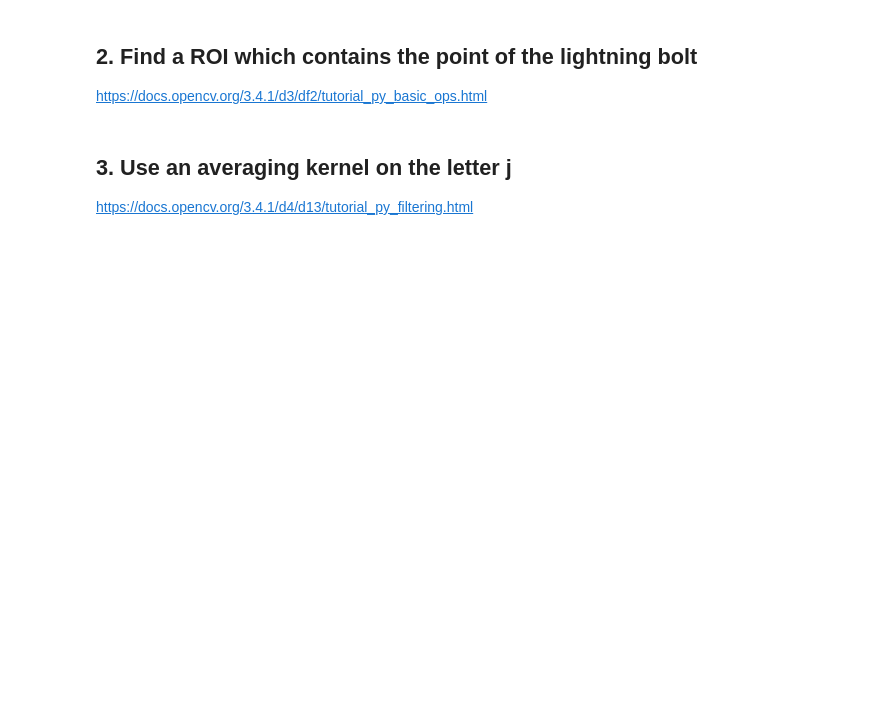
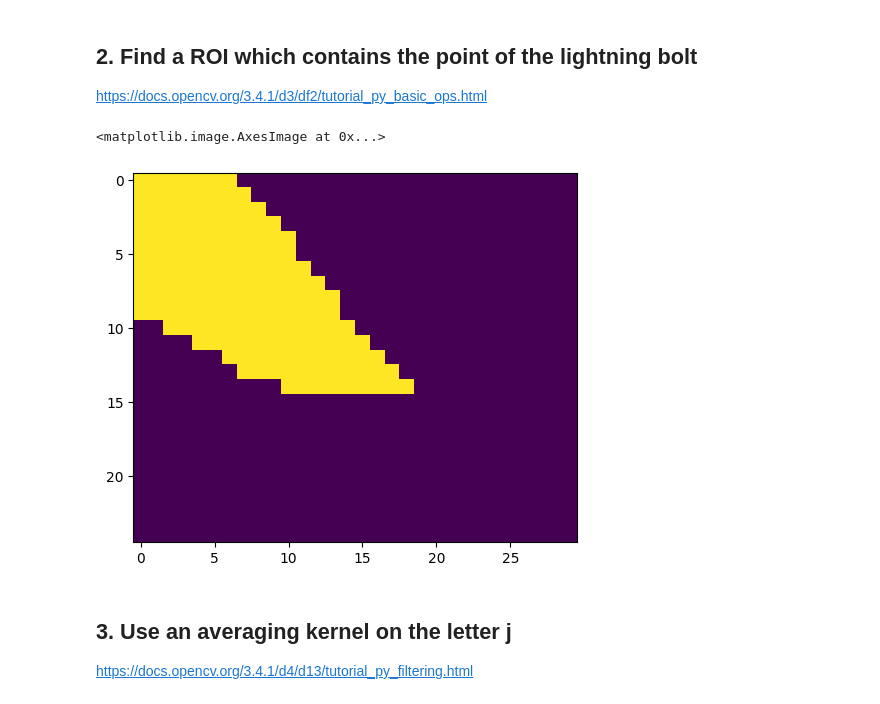
Before and after one commit to abhaypolaris/bwsi-uav-2025, a Jupyter notebook: notebooks/02_OpenCV.ipynb, the cells around one changed output. Cells and saved outputs as stored; diff of their text form; code cells hidden in the pictures; blank space fills up the shorter version.

```diff
--- a/notebooks/02_OpenCV.ipynb
+++ b/notebooks/02_OpenCV.ipynb
@@ -84,3 +84,9 @@ https://docs.opencv.org/3.4.1/d3/df2/tutorial_py_basic_ops.html
+# %%
+bolt_zoom = lightningbolt[150:175, 150:180]
+plt.imshow(bolt_zoom)
+# %% [output]
+<matplotlib.image.AxesImage at 0x...>
+[figure, added]
 # %% [markdown]
 ## 3. Use an averaging kernel on the letter j
 
```
Also changed, not shown: parts of 28 cells of this notebook.
